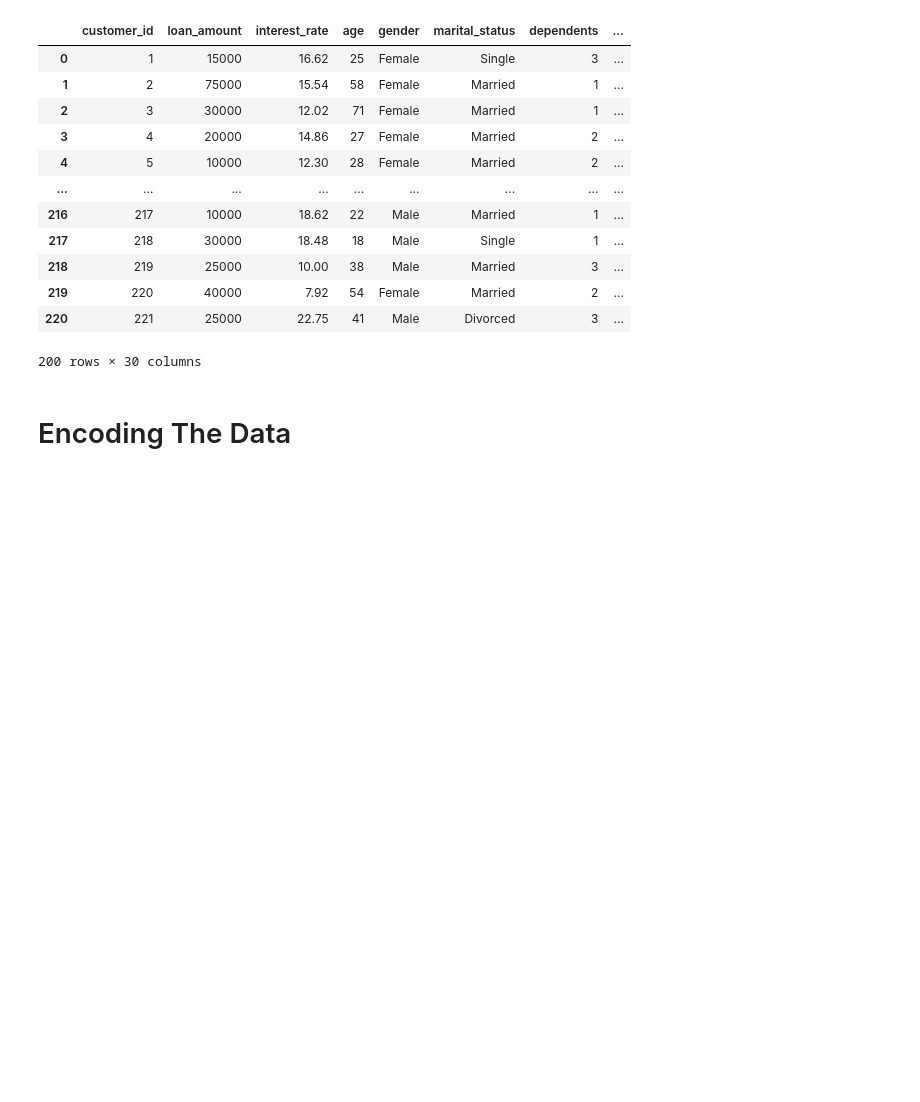
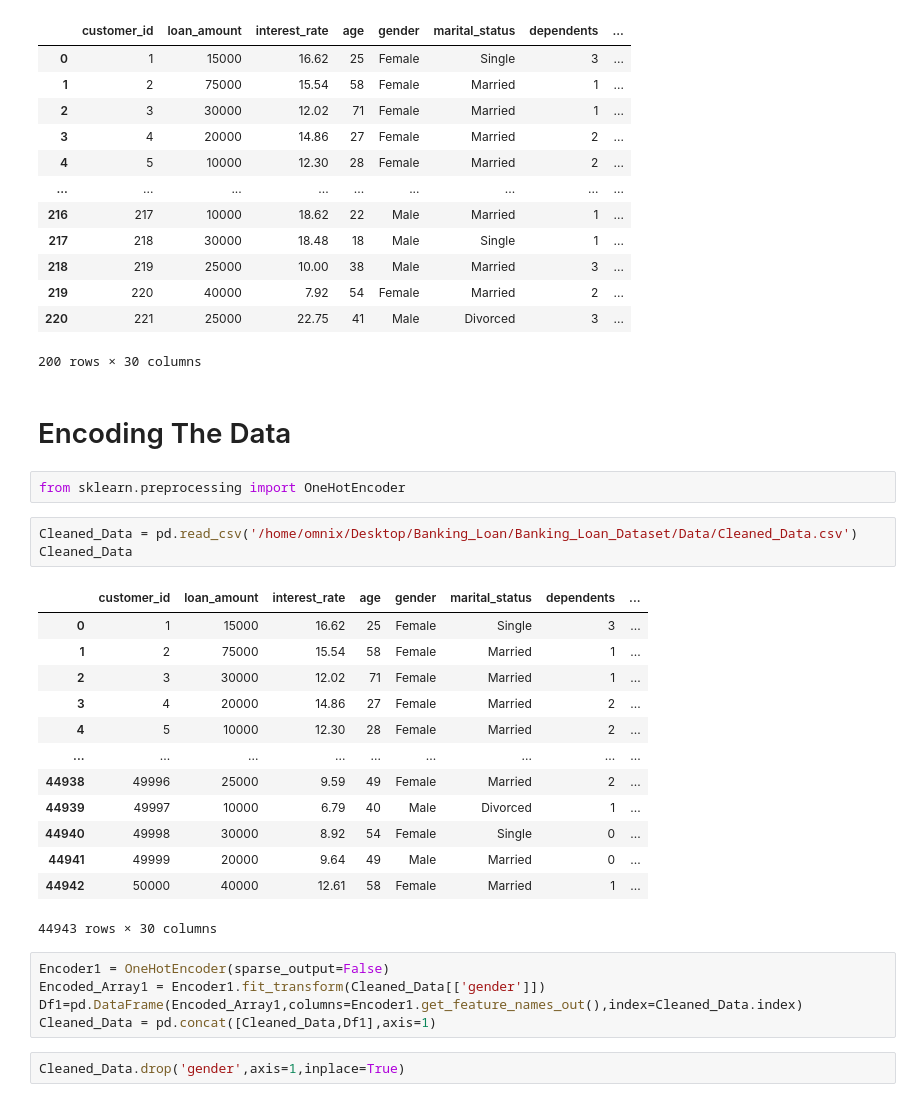
Before and after one commit to ompatilm4-web/Banking_Loan_Dataset, a Jupyter notebook: Notebooks/Analysis.ipynb, the cells around one changed output. Saved outputs shown, nothing was run; the diff lists cells and outputs as text; blank space fills up the shorter version.

```diff
--- a/Notebooks/Analysis.ipynb
+++ b/Notebooks/Analysis.ipynb
@@ -289,3 +290,29 @@ Data.head(200)
 200 rows × 30 columns
 # %% [markdown]
 # Encoding The Data
+# %%
+from sklearn.preprocessing import OneHotEncoder
+# %%
+Cleaned_Data = pd.read_csv('/home/omnix/Desktop/Banking_Loan/Banking_Loan_Dataset/Data/Cleaned_Data.csv')
+Cleaned_Data
+# %% [output]
+|  | customer_id | loan_amount | interest_rate | age | gender | marital_status | dependents | ... |
+| 0 | 1 | 15000 | 16.62 | 25 | Female | Single | 3 | ... |
+| 1 | 2 | 75000 | 15.54 | 58 | Female | Married | 1 | ... |
+| 2 | 3 | 30000 | 12.02 | 71 | Female | Married | 1 | ... |
+| 3 | 4 | 20000 | 14.86 | 27 | Female | Married | 2 | ... |
+| 4 | 5 | 10000 | 12.30 | 28 | Female | Married | 2 | ... |
+| ... | ... | ... | ... | ... | ... | ... | ... | ... |
+| 44938 | 49996 | 25000 | 9.59 | 49 | Female | Married | 2 | ... |
+| 44939 | 49997 | 10000 | 6.79 | 40 | Male | Divorced | 1 | ... |
+| 44940 | 49998 | 30000 | 8.92 | 54 | Female | Single | 0 | ... |
+| 44941 | 49999 | 20000 | 9.64 | 49 | Male | Married | 0 | ... |
+| 44942 | 50000 | 40000 | 12.61 | 58 | Female | Married | 1 | ... |
+44943 rows × 30 columns
+# %%
+Encoder1 = OneHotEncoder(sparse_output=False)
+Encoded_Array1 = Encoder1.fit_transform(Cleaned_Data[['gender']])
+Df1=pd.DataFrame(Encoded_Array1,columns=Encoder1.get_feature_names_out(),index=Cleaned_Data.index)
+Cleaned_Data = pd.concat([Cleaned_Data,Df1],axis=1)
+# %%
+Cleaned_Data.drop('gender',axis=1,inplace=True)
```
Also changed, not shown: parts of 23 cells of this notebook, 2 other files.
